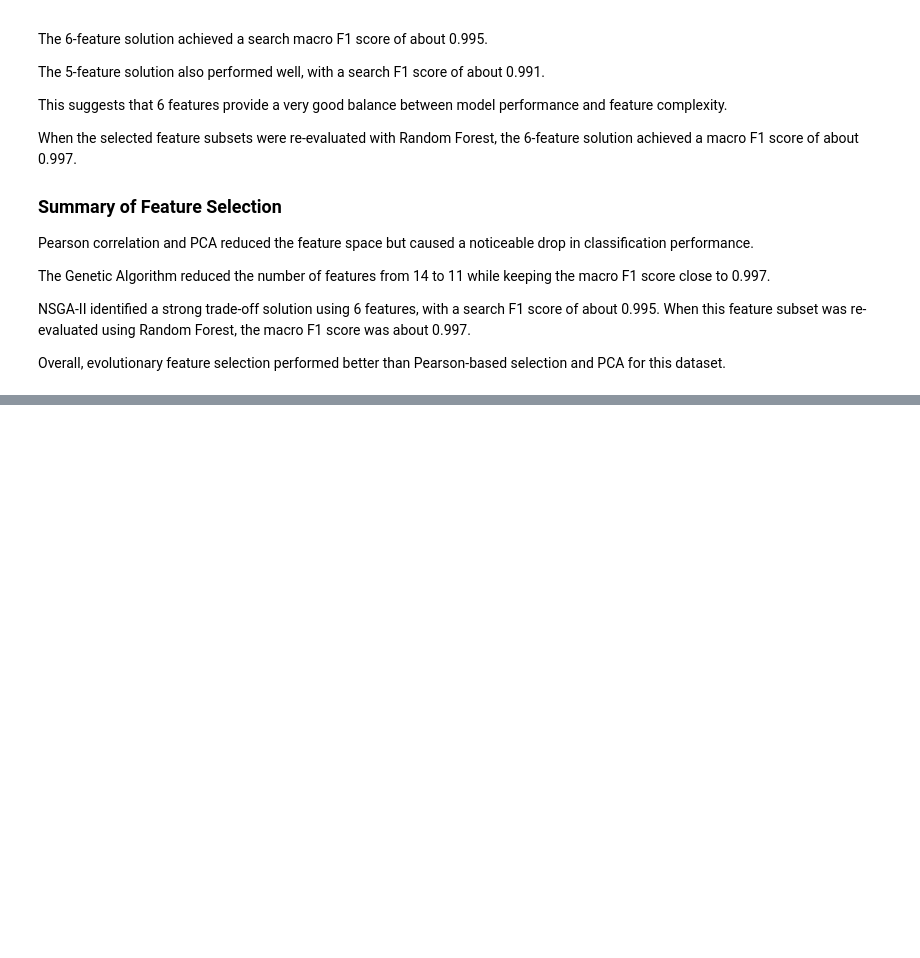
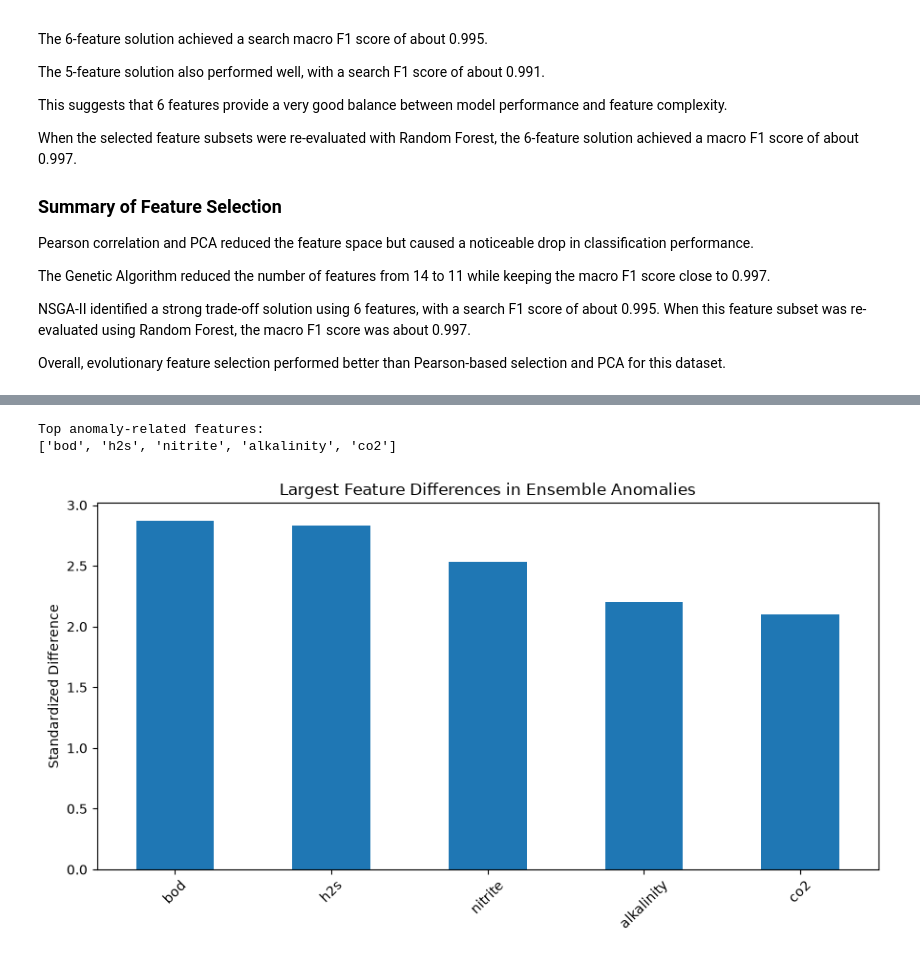
Before and after one commit to elodie-wu/ai-aquaculture-research-demos, a Jupyter notebook: 01-environmental-risk-and-anomaly-detection/notebooks/aquaculture-analysis.ipynb, the cells around one changed output, grey strips where cells are left out. Cells and saved outputs as stored; diff of their text form; code cells hidden in the pictures; blank space fills up the shorter version.

Commit message:
add anomaly detection

```diff
--- a/01-environmental-risk-and-anomaly-detection/notebooks/aquaculture-analysis.ipynb
+++ b/01-environmental-risk-and-anomaly-detection/notebooks/aquaculture-analysis.ipynb
@@ -1166,0 +1345,13 @@ Overall, evolutionary feature selection performed better than Pearson-based sele
+# %%
+# Compare standardized differences
+overall_std = X_anomaly.std()#It shows how far the sample values are from the average.
+
+comparison["Standardized Difference"] = (
+    comparison["Anomaly Mean"] - comparison["Overall Mean"]
+) / overall_std
+
+comparison.sort_values(
+    by="Standardized Difference",
+    key=abs,
+    ascending=False
+)
@@ -1166,0 +1374,32 @@ Overall, evolutionary feature selection performed better than Pearson-based sele
+# %%
+# Plot the strongest abnormal features
+
+top_anomaly_features = (
+    comparison["Standardized Difference"]
+    .abs()
+    .sort_values(ascending=False)
+    .head(5)
+    .index
+)
+
+print("Top anomaly-related features:")
+print(top_anomaly_features.tolist())
+# %% [output]
+Top anomaly-related features:
+['bod', 'h2s', 'nitrite', 'alkalinity', 'co2']
+# %%
+comparison.loc[
+    top_anomaly_features,
+    "Standardized Difference"
+].plot(
+    kind="bar",
+    figsize=(9, 5)
+)
+
+plt.title("Largest Feature Differences in Ensemble Anomalies")
+plt.ylabel("Standardized Difference")
+plt.xticks(rotation=45)
+plt.tight_layout()
+plt.show()
+# %% [output]
+[figure, added]
```
Also changed, not shown: parts of 19 cells of this notebook.
